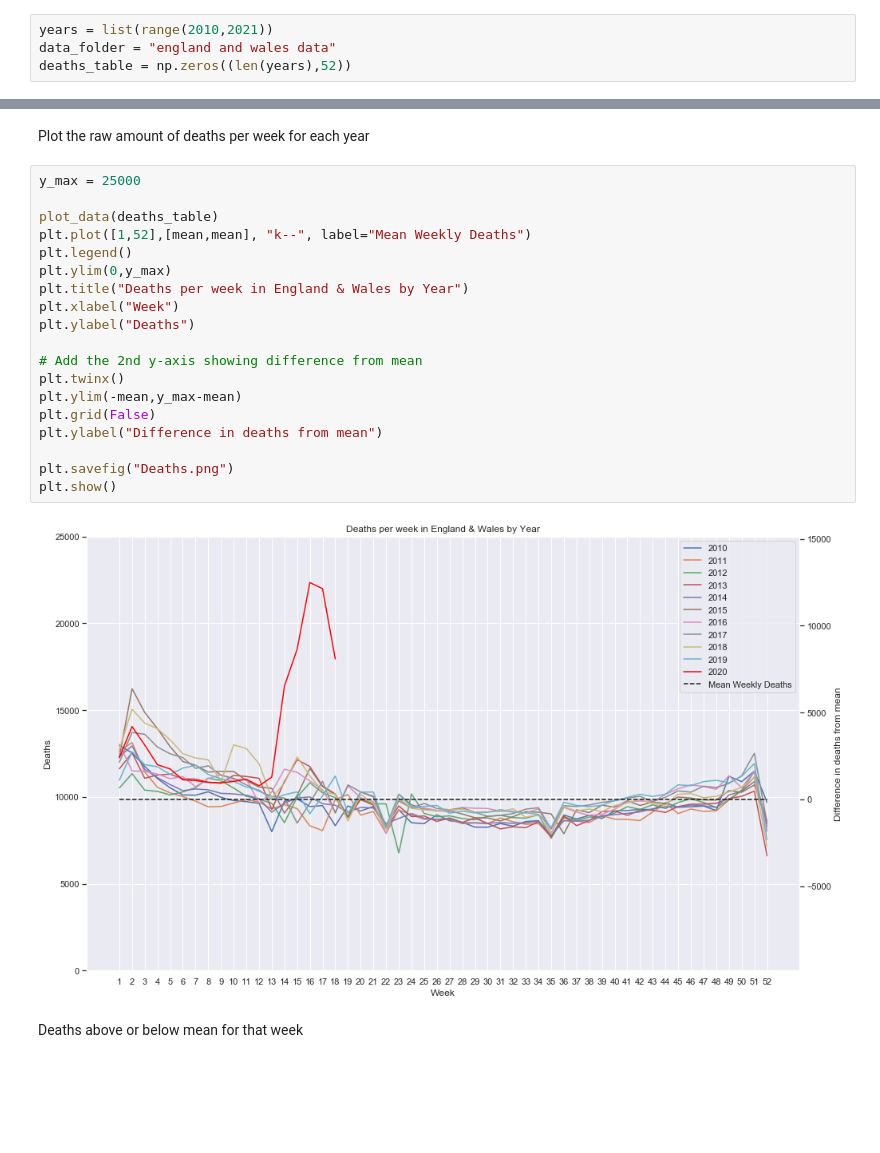
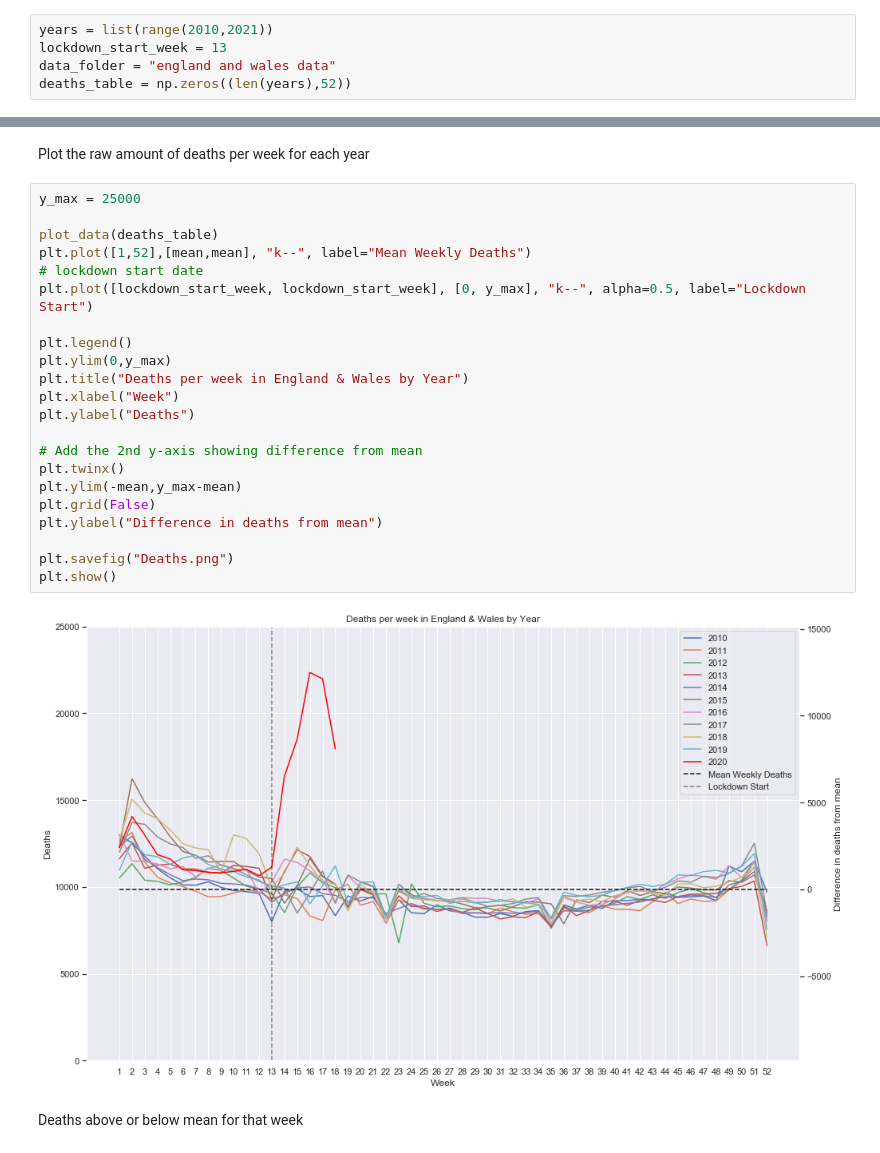
Before and after one commit to JorVLP/2020-Mortality-Analysis, a Jupyter notebook: deathsdata.ipynb, the cells around one changed output, grey strips where cells are left out. Saved outputs shown, nothing was run; the diff lists cells and outputs as text; blank space fills up the shorter version.

Commit message:
Add Lockdown Start Date

```diff
--- a/deathsdata.ipynb
+++ b/deathsdata.ipynb
@@ -7,6 +7,7 @@ import seaborn as sns
 sns.set()
 # %%
 years = list(range(2010,2021))
+lockdown_start_week = 13
 data_folder = "england and wales data"
 deaths_table = np.zeros((len(years),52))
 # %%
@@ -42,24 +43,27 @@ Plot the raw amount of deaths per week for each year
 # %%
 y_max = 25000
 
 plot_data(deaths_table)
 plt.plot([1,52],[mean,mean], "k--", label="Mean Weekly Deaths")
+# lockdown start date
+plt.plot([lockdown_start_week, lockdown_start_week], [0, y_max], "k--", alpha=0.5, label="Lockdown Start")
+
 plt.legend()
 plt.ylim(0,y_max)
 plt.title("Deaths per week in England & Wales by Year")
 plt.xlabel("Week")
 plt.ylabel("Deaths")
 
 # Add the 2nd y-axis showing difference from mean
 plt.twinx()
 plt.ylim(-mean,y_max-mean)
 plt.grid(False)
 plt.ylabel("Difference in deaths from mean")
 
 plt.savefig("Deaths.png")
 plt.show()
 # %% [output]
-[figure, old version]
+[figure, new version]
 # %% [markdown]
 Deaths above or below mean for that week
 # %%
```
Also changed, not shown: 1 other file.
